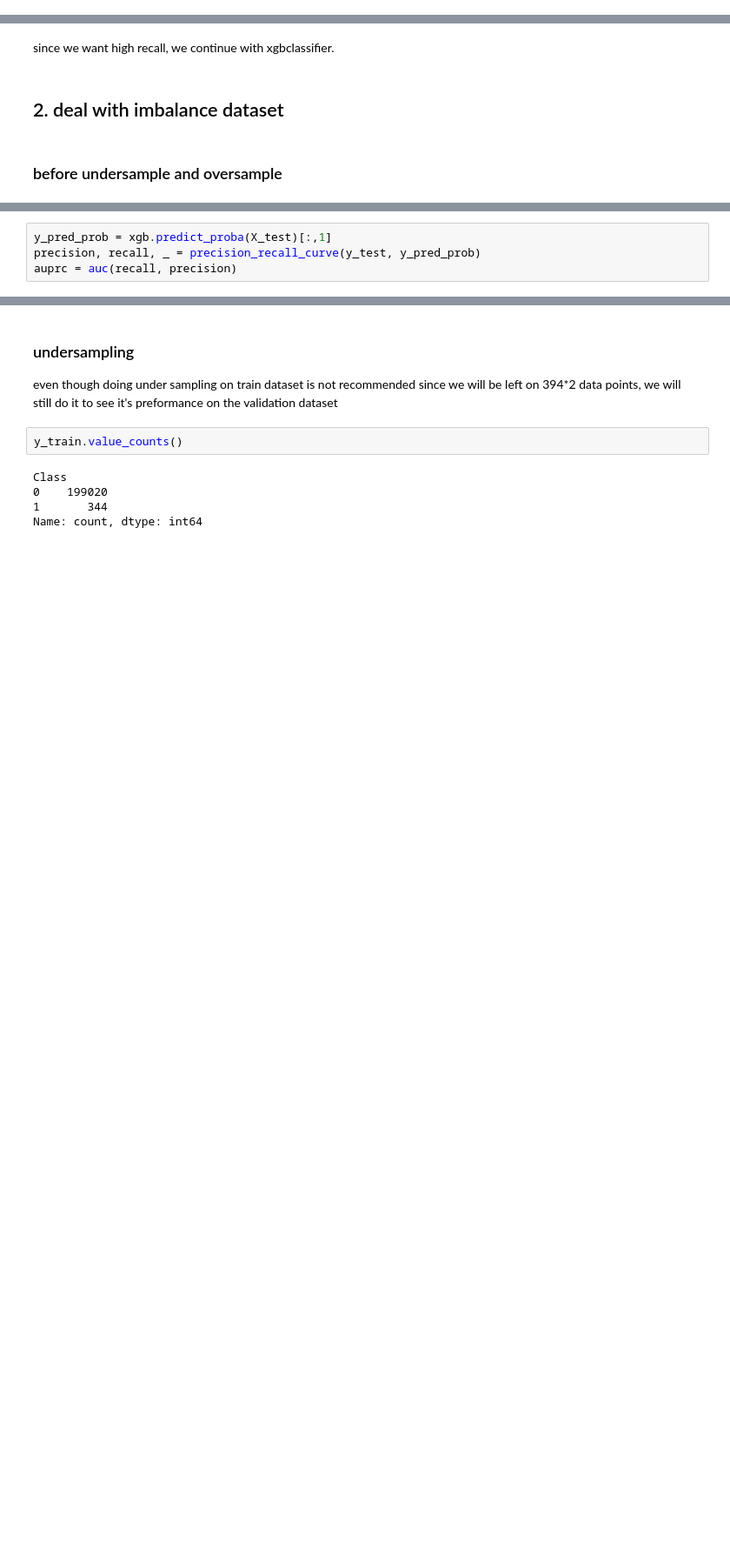
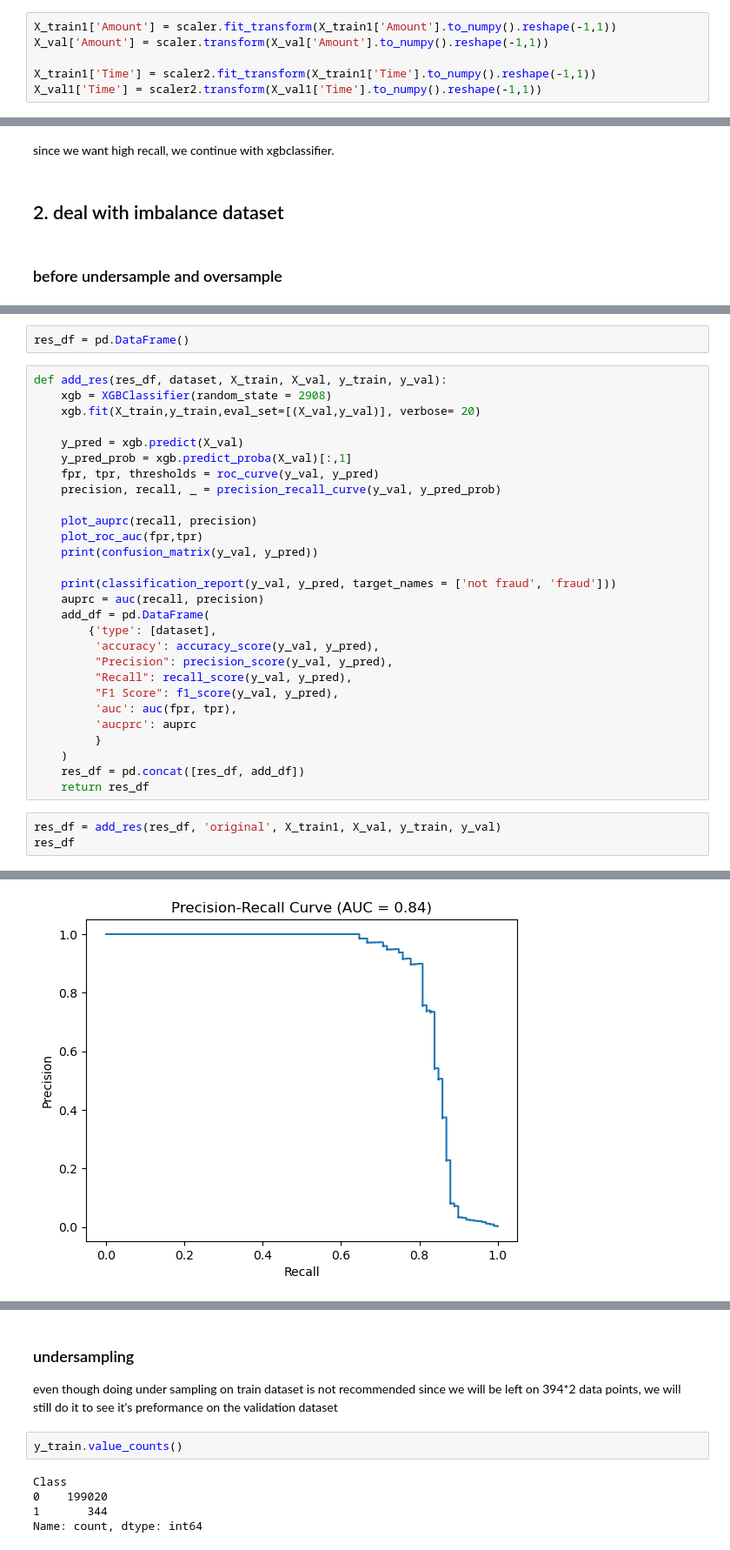
Before and after one commit to Dzakiyff/fraud_detection, a Jupyter notebook: credcard.ipynb, the cells around one changed output, grey strips where cells are left out. Shown at 87% size. Saved outputs shown, nothing was run; the diff lists cells and outputs as text; blank space fills up the shorter version.

```diff
--- a/credcard.ipynb
+++ b/credcard.ipynb
@@ -187,0 +192,6 @@ X_test = scaling(X_test)
+# %%
+X_train1['Amount'] = scaler.fit_transform(X_train1['Amount'].to_numpy().reshape(-1,1))
+X_val['Amount'] = scaler.transform(X_val['Amount'].to_numpy().reshape(-1,1))
+
+X_train1['Time'] = scaler2.fit_transform(X_train1['Time'].to_numpy().reshape(-1,1))
+X_val1['Time'] = scaler2.transform(X_val1['Time'].to_numpy().reshape(-1,1))
@@ -321,4 +328,0 @@ Area Under the Precision-Recall Curve (AUPRC): 0.82
-# %%
-y_pred_prob = xgb.predict_proba(X_test)[:,1]
-precision, recall, _ = precision_recall_curve(y_test, y_pred_prob)
-auprc = auc(recall, precision)
@@ -335,0 +329,34 @@ res_df
+# %%
+res_df = pd.DataFrame()
+# %%
+def add_res(res_df, dataset, X_train, X_val, y_train, y_val):
+    xgb = XGBClassifier(random_state = 2908)
+    xgb.fit(X_train,y_train,eval_set=[(X_val,y_val)], verbose= 20)
+
+    y_pred = xgb.predict(X_val)
+    y_pred_prob = xgb.predict_proba(X_val)[:,1]
+    fpr, tpr, thresholds = roc_curve(y_val, y_pred)
+    precision, recall, _ = precision_recall_curve(y_val, y_pred_prob)
+
+    plot_auprc(recall, precision)
+    plot_roc_auc(fpr,tpr)
+    print(confusion_matrix(y_val, y_pred))
+
+    print(classification_report(y_val, y_pred, target_names = ['not fraud', 'fraud']))
+    auprc = auc(recall, precision)
+    add_df = pd.DataFrame(
+        {'type': [dataset],
+         'accuracy': accuracy_score(y_val, y_pred),
+         "Precision": precision_score(y_val, y_pred),
+         "Recall": recall_score(y_val, y_pred),
+         "F1 Score": f1_score(y_val, y_pred),
+         'auc': auc(fpr, tpr),
+         'aucprc': auprc
+         }
+    )
+    res_df = pd.concat([res_df, add_df])
+    return res_df
+# %%
+res_df = add_res(res_df, 'original', X_train1, X_val, y_train, y_val)
+res_df
+# %% [output]
@@ -335,0 +370 @@ res_df
+[figure, added]
```
Also changed, not shown: parts of 63 cells of this notebook.
